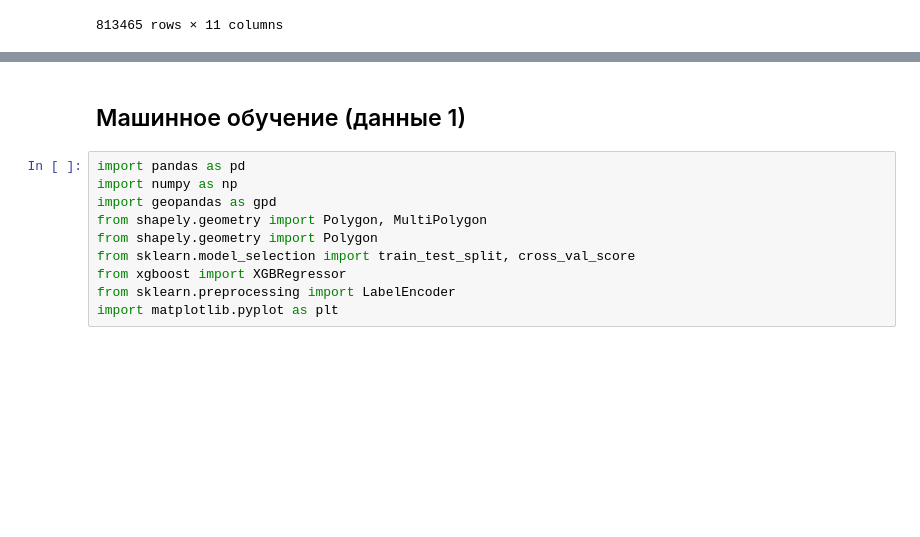
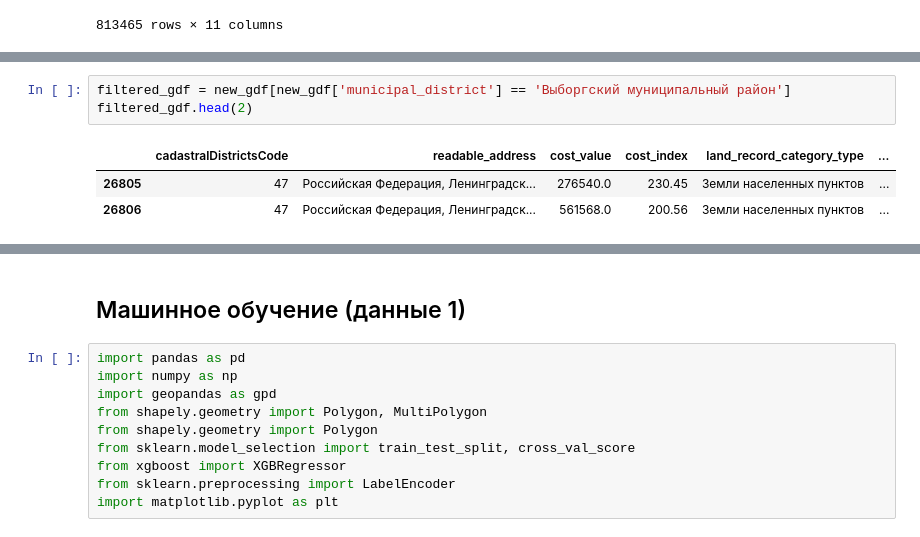
Before and after one commit to Mvin8/Urbanomy, a Jupyter notebook: examples/predict_price.ipynb, the cells around one changed output, grey strips where cells are left out. Drawn from its saved outputs; the diff is of its cells as text; blank space fills up the shorter version.

```diff
--- a/examples/predict_price.ipynb
+++ b/examples/predict_price.ipynb
@@ -503,0 +397,7 @@ print("nRMSE_test:",   nrmse(y_test, y_pred_test))
+# %%
+filtered_gdf = new_gdf[new_gdf['municipal_district'] == 'Выборгский муниципальный район']
+filtered_gdf.head(2)
+# %% [output]
+|  | cadastralDistrictsCode | readable_address | cost_value | cost_index | land_record_category_type | ... |
+| 26805 | 47 | Российская Федерация, Ленинградск... | 276540.0 | 230.45 | Земли населенных пунктов | ... |
+| 26806 | 47 | Российская Федерация, Ленинградск... | 561568.0 | 200.56 | Земли населенных пунктов | ... |
```
Also changed, not shown: parts of 4 cells of this notebook, 3 other files.
